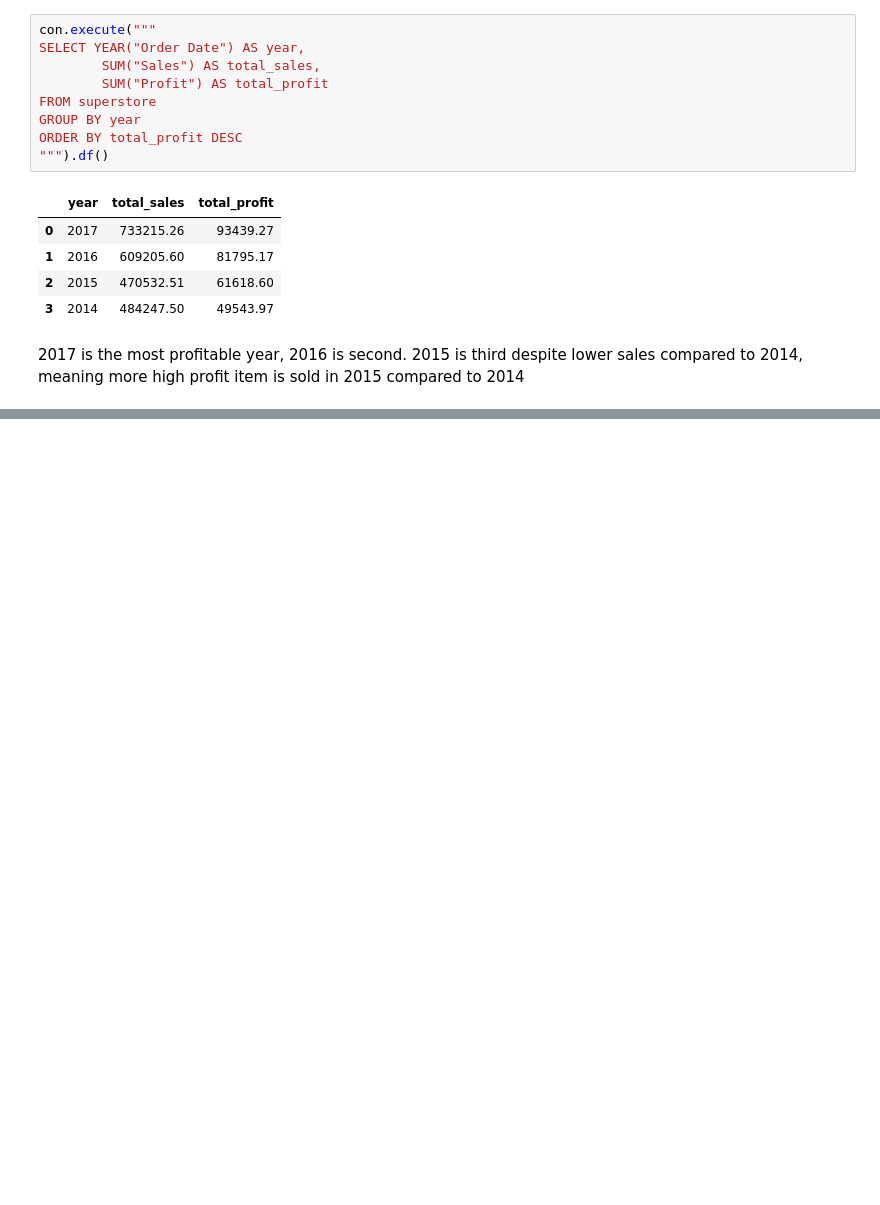
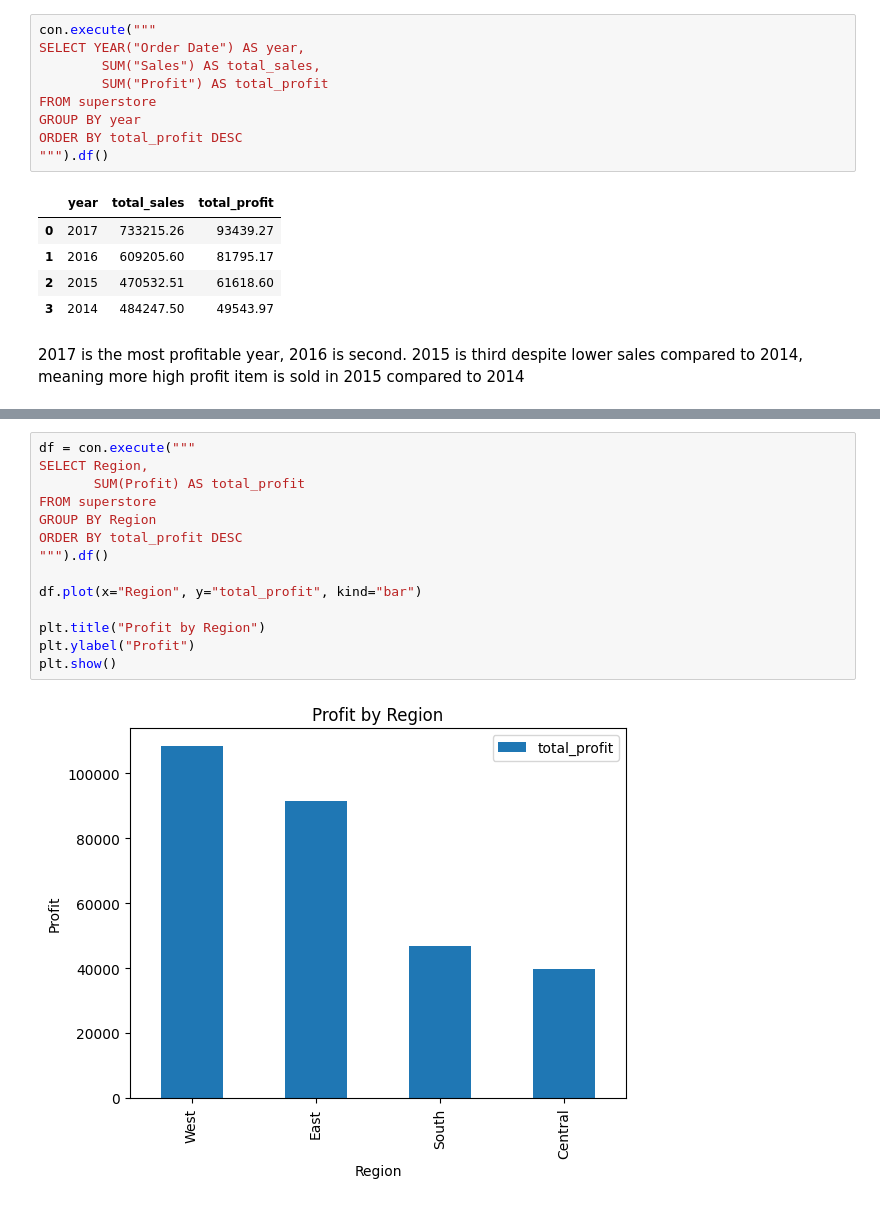
Before and after one commit to zedchuu/01-sql-data-analysis-superstore, a Jupyter notebook: sql/quesries.ipynb, the cells around one changed output, grey strips where cells are left out. Cells and saved outputs as stored; diff of their text form; blank space fills up the shorter version.

```diff
--- a/sql/quesries.ipynb
+++ b/sql/quesries.ipynb
@@ -234,0 +251,16 @@ ORDER BY total_profit DESC
+# %%
+df = con.execute("""
+SELECT Region,
+       SUM(Profit) AS total_profit
+FROM superstore
+GROUP BY Region
+ORDER BY total_profit DESC
+""").df()
+
+df.plot(x="Region", y="total_profit", kind="bar")
+
+plt.title("Profit by Region")
+plt.ylabel("Profit")
+plt.show()
+# %% [output]
+[figure, added]
```
Also changed, not shown: parts of 13 cells of this notebook, 1 other file.
